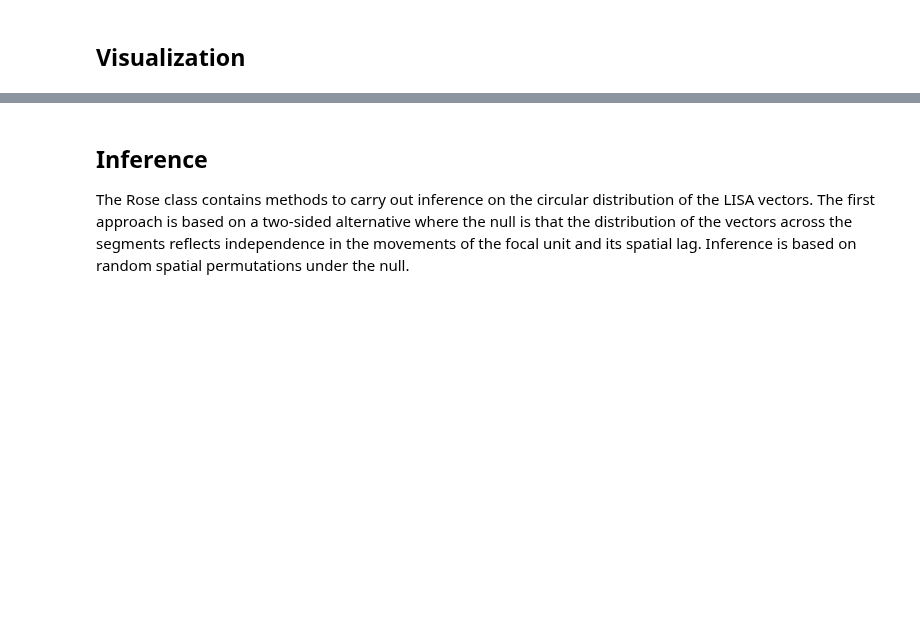
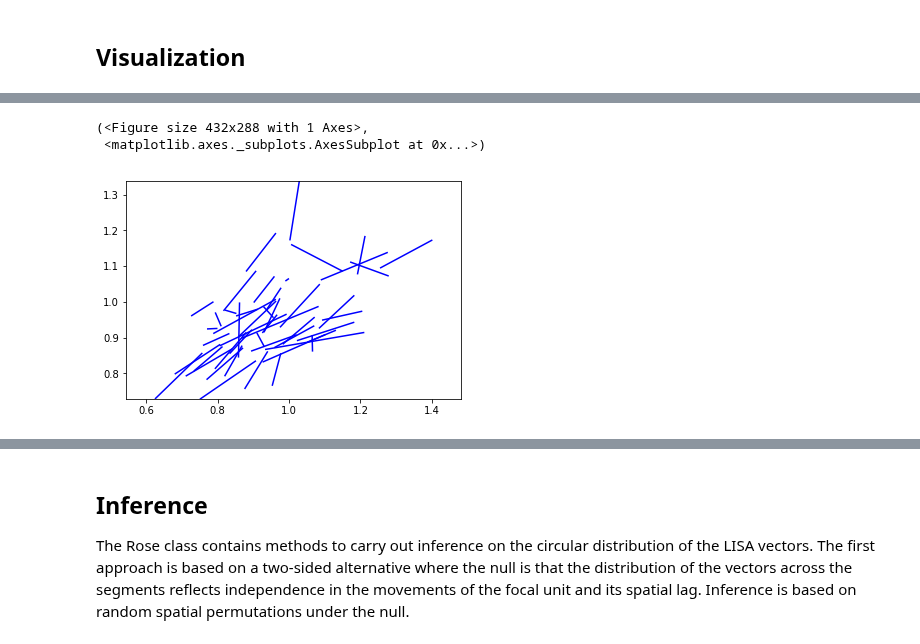
Before and after one commit to pysal/giddy, a Jupyter notebook: notebooks/directional.ipynb, the cells around one changed output, grey strips where cells are left out. Saved outputs shown, nothing was run; the diff lists cells and outputs as text; code cells hidden in the pictures; blank space fills up the shorter version.

```diff
--- a/notebooks/directional.ipynb
+++ b/notebooks/directional.ipynb
@@ -106 +96,7 @@ r4.plot_vectors() # lisa vectors
+# %%
+r4.plot_vectors(arrows=False)
+# %% [output]
+(<Figure size 432x288 with 1 Axes>,
+ <matplotlib.axes._subplots.AxesSubplot at 0x...>)
+[figure, added]
 # %%
```
Also changed, not shown: parts of 19 cells of this notebook, 11 other files.
